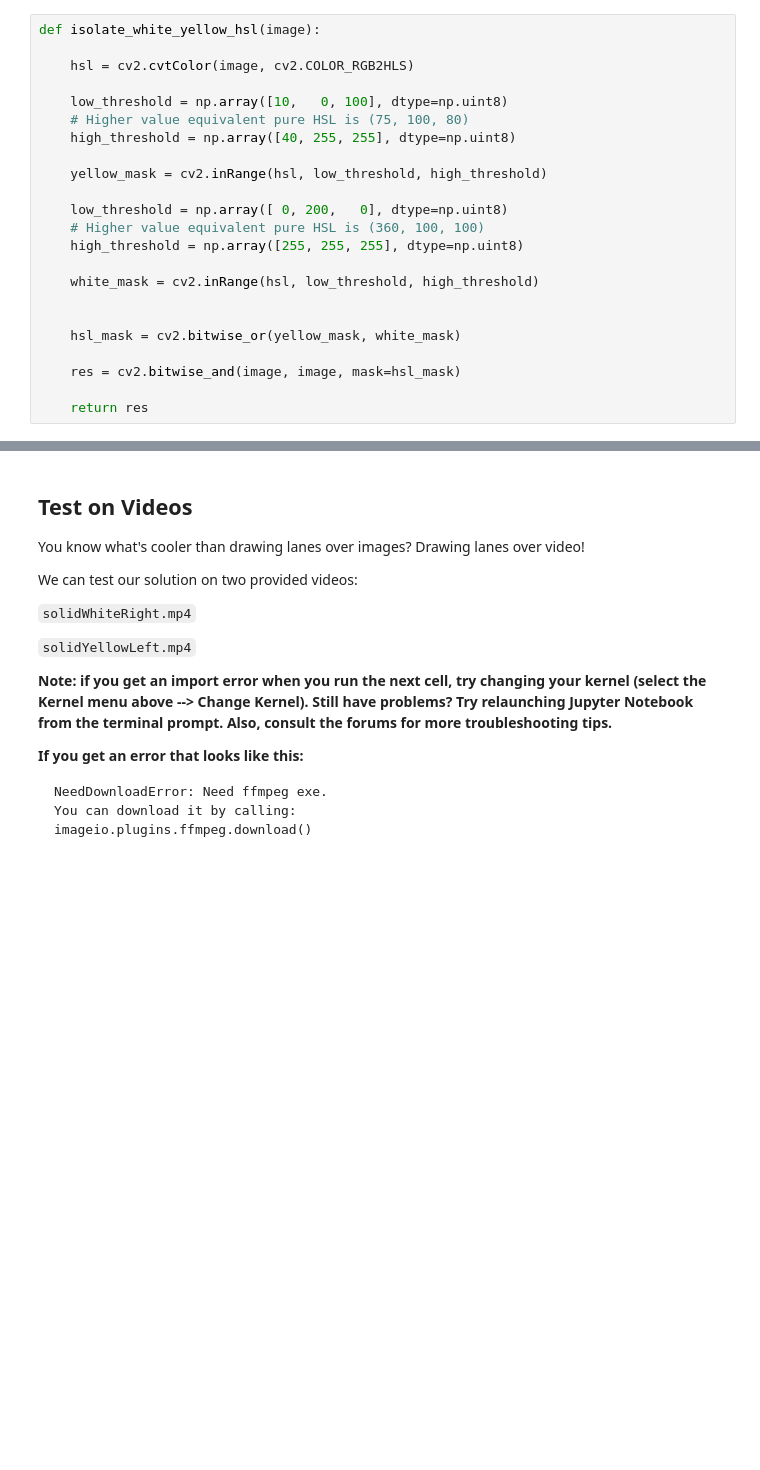
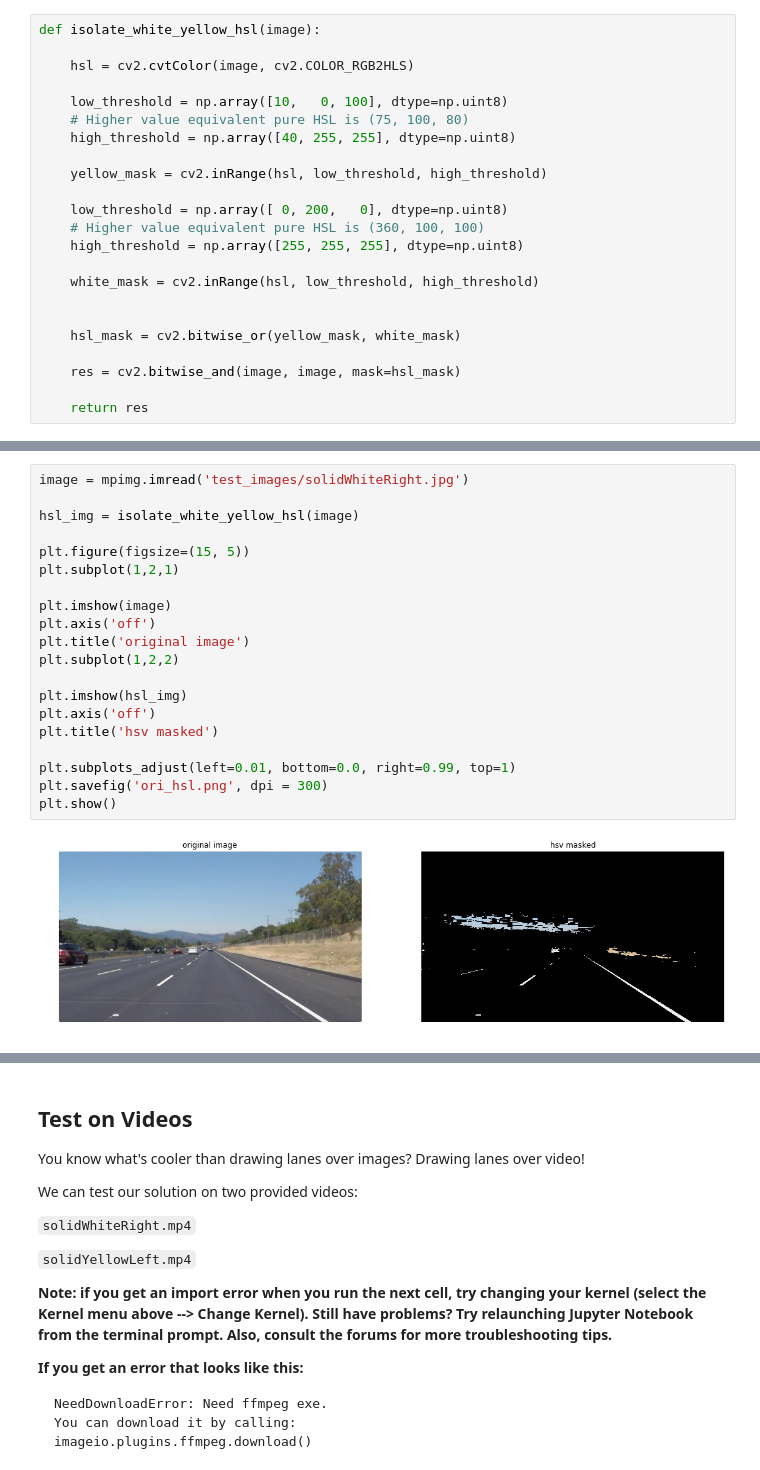
Before and after one commit to ywzcode/UDACITY-self-driving-car-ND, a Jupyter notebook: CarND-LaneLines-P1/P1.ipynb, the cells around one changed output, grey strips where cells are left out. Drawn from its saved outputs; the diff is of its cells as text; blank space fills up the shorter version.

Commit message:
update figures

```diff
--- a/CarND-LaneLines-P1/P1.ipynb
+++ b/CarND-LaneLines-P1/P1.ipynb
@@ -314,3 +314,25 @@ def process_pipeline(image, args):
     res = weighted_img(lines, image)
 
     return res
+# %%
+image = mpimg.imread('test_images/solidWhiteRight.jpg')
+
+hsl_img = isolate_white_yellow_hsl(image)
+
+plt.figure(figsize=(15, 5))
+plt.subplot(1,2,1)
+
+plt.imshow(image)
+plt.axis('off')
+plt.title('original image')
+plt.subplot(1,2,2)
+
+plt.imshow(hsl_img)
+plt.axis('off')
+plt.title('hsv masked')
+
+plt.subplots_adjust(left=0.01, bottom=0.0, right=0.99, top=1)
+plt.savefig('ori_hsl.png', dpi = 300)
+plt.show()
+# %% [output]
+[figure, added]
```
Also changed, not shown: parts of 10 cells of this notebook, 5 other files.
